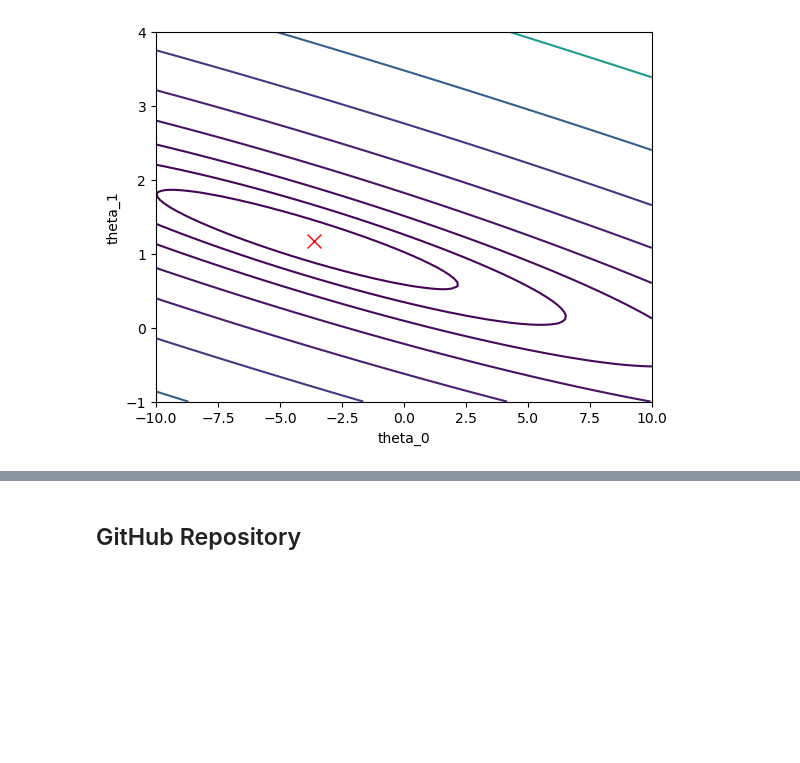
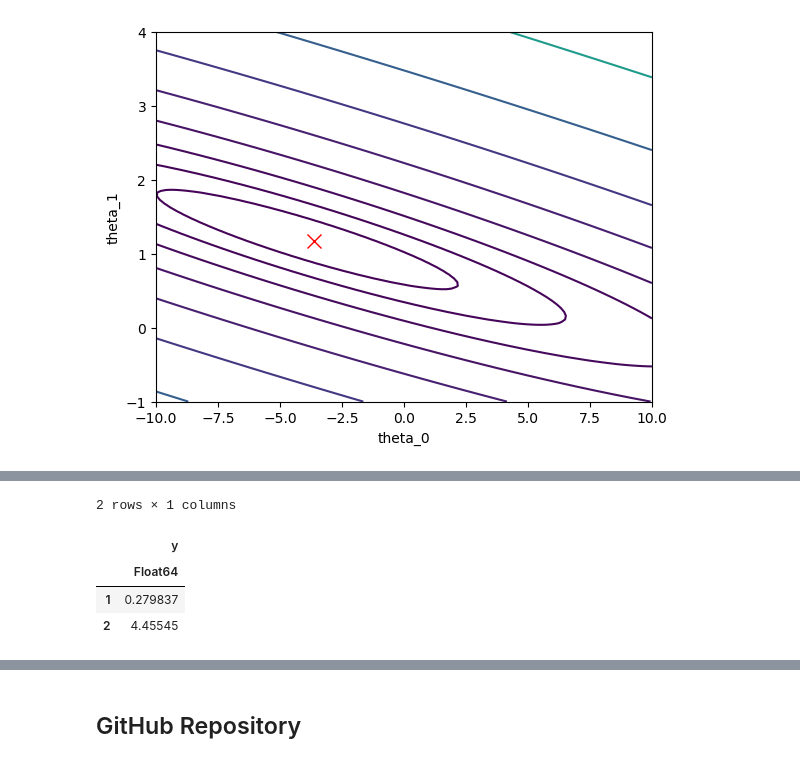
Before and after one commit to pythongus/machine_learning_with_julia, a Jupyter notebook: ex1/Machine Learning - Exercise 1.ipynb, the cells around one changed output, grey strips where cells are left out. Drawn from its saved outputs; the diff is of its cells as text; code cells hidden in the pictures; blank space fills up the shorter version.

```diff
--- a/ex1/Machine Learning - Exercise 1.ipynb
+++ b/ex1/Machine Learning - Exercise 1.ipynb
@@ -265,0 +288,2 @@ plot(theta[1], theta[2], marker="x", markerSize=10, color="red");
+# %%
+modelLM = lm(@formula(y ~ X), data)
@@ -265,0 +334,8 @@ plot(theta[1], theta[2], marker="x", markerSize=10, color="red");
+# %%
+new_pred12 = DataFrame(y=[new_prediction1[1], new_prediction2[1]])
+# %% [output]
+2 rows × 1 columns
+|  | y |
+|  | Float64 |
+| 1 | 0.279837 |
+| 2 | 4.45545 |
```
Also changed, not shown: parts of 44 cells of this notebook.
